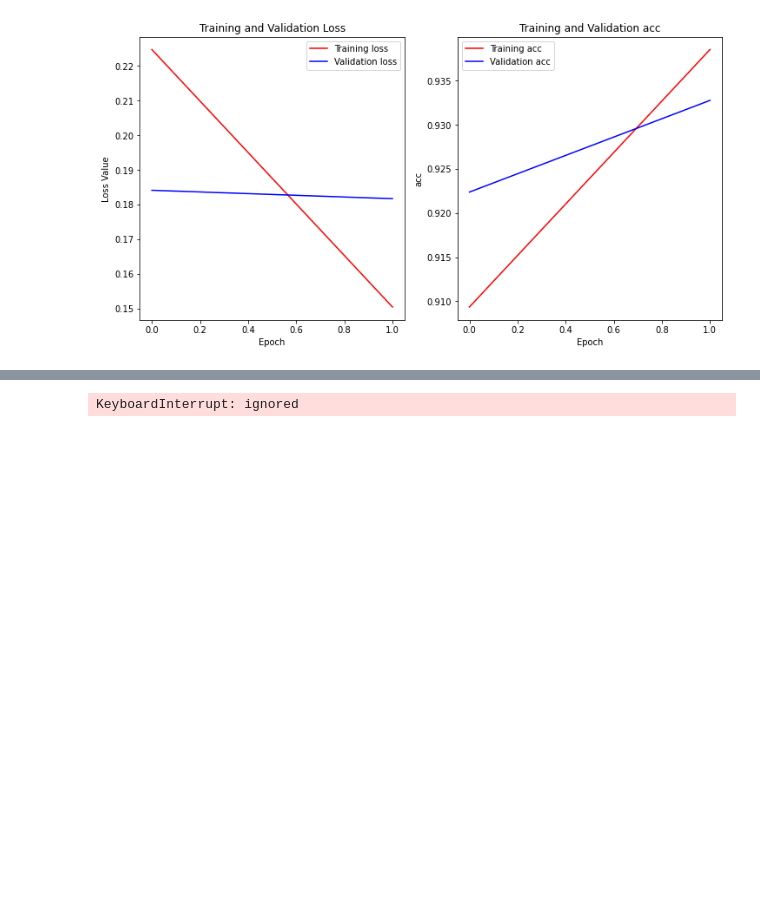
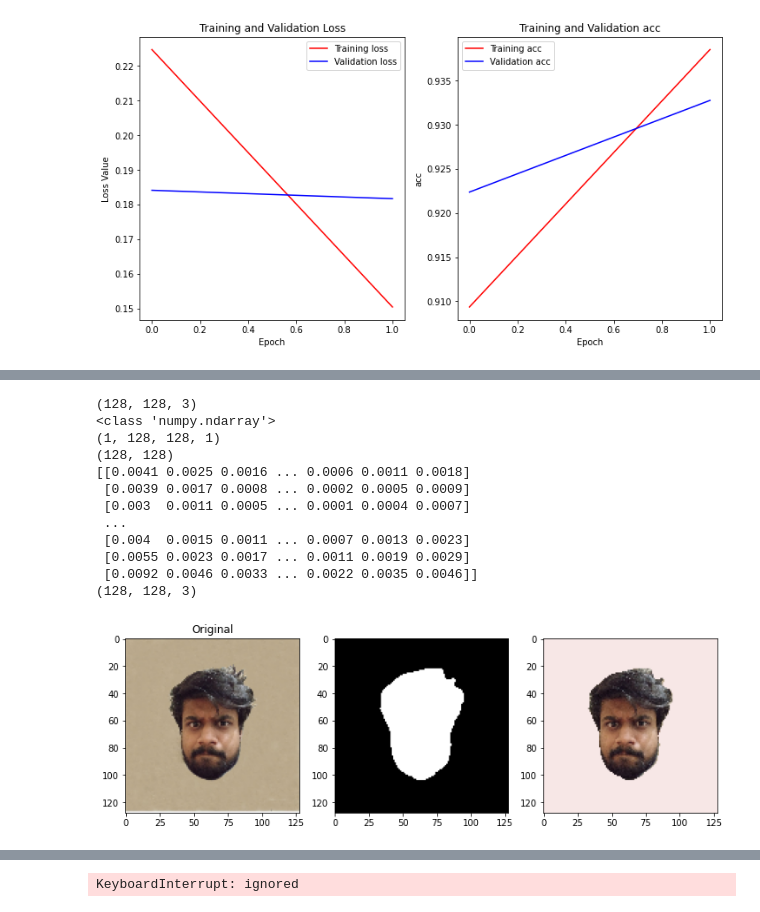
Before and after one commit to G0rav/Automatic_Background_Removal, a Jupyter notebook: Background_remover.ipynb, the cells around one changed output, grey strips where cells are left out. Cells and saved outputs as stored; diff of their text form; code cells hidden in the pictures; blank space fills up the shorter version.

```diff
--- a/Background_remover.ipynb
+++ b/Background_remover.ipynb
@@ -556,0 +556,16 @@ plt.show()
+# %%
+plotimg('/content/me.jpg')
+# %% [output]
+(128, 128, 3)
+<class 'numpy.ndarray'>
+(1, 128, 128, 1)
+(128, 128)
+[[0.0041 0.0025 0.0016 ... 0.0006 0.0011 0.0018]
+ [0.0039 0.0017 0.0008 ... 0.0002 0.0005 0.0009]
+ [0.003  0.0011 0.0005 ... 0.0001 0.0004 0.0007]
+ ...
+ [0.004  0.0015 0.0011 ... 0.0007 0.0013 0.0023]
+ [0.0055 0.0023 0.0017 ... 0.0011 0.0019 0.0029]
+ [0.0092 0.0046 0.0033 ... 0.0022 0.0035 0.0046]]
+(128, 128, 3)
+[figure, added]
```
Also changed, not shown: parts of 26 cells of this notebook.
